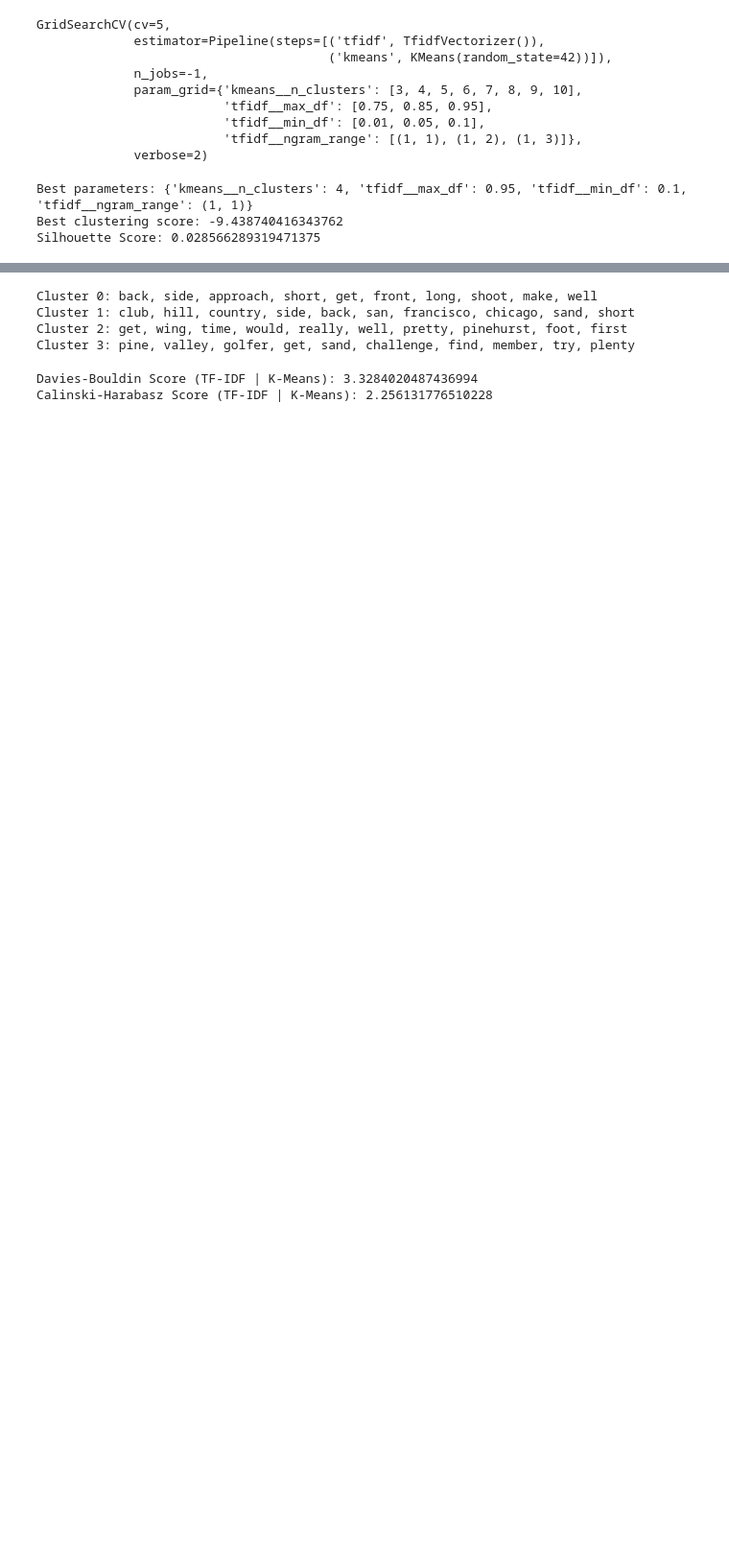
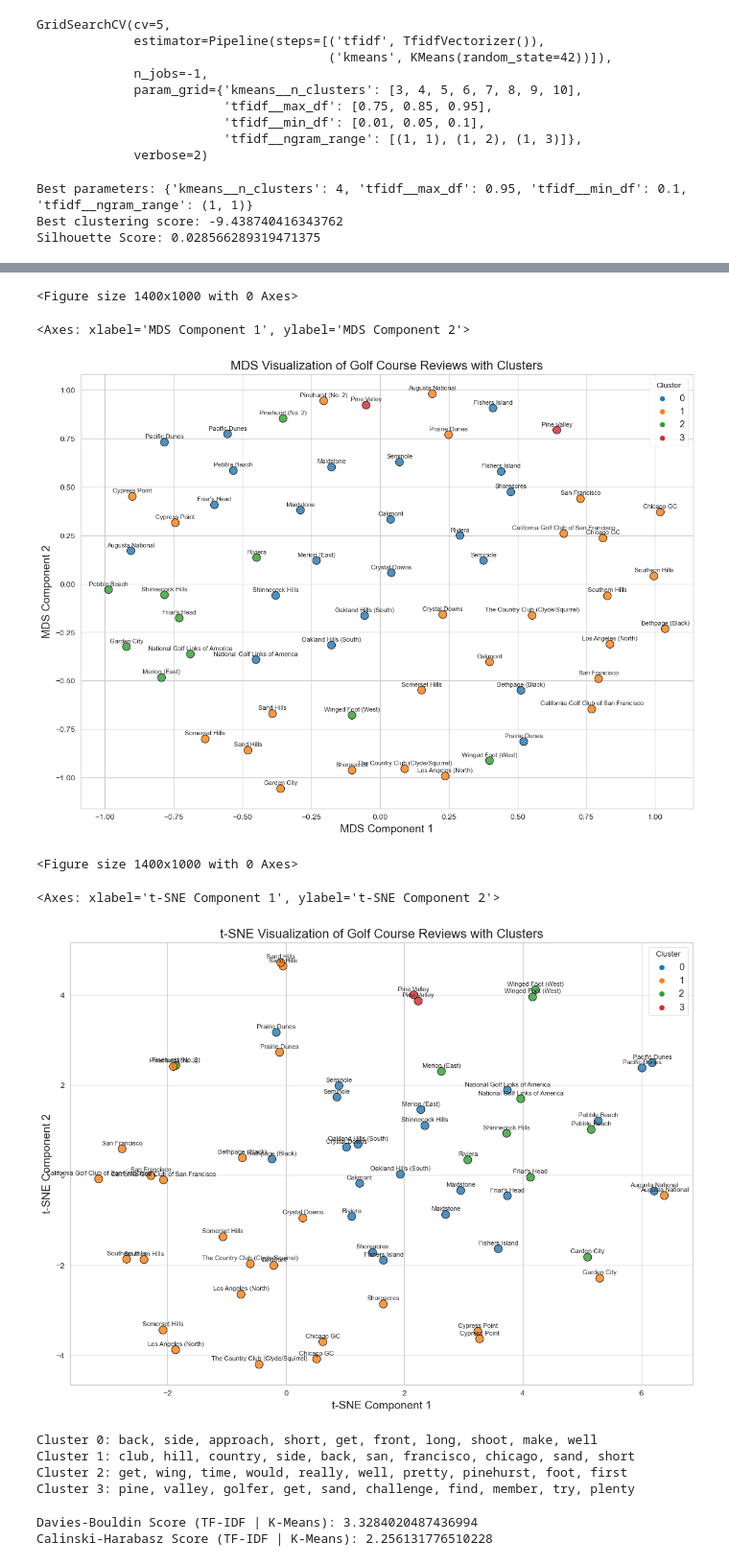
Before and after one commit to stefanjenss/Natural_Language_Processing, a Jupyter notebook: MSDS_453_Term_Project/V3_top_courses_NLP_code.ipynb, the cells around one changed output, grey strips where cells are left out. Shown at 96% size. Drawn from its saved outputs; the diff is of its cells as text; code cells hidden in the pictures; blank space fills up the shorter version.

```diff
--- a/MSDS_453_Term_Project/V3_top_courses_NLP_code.ipynb
+++ b/MSDS_453_Term_Project/V3_top_courses_NLP_code.ipynb
@@ -337,10 +337,12 @@ Best clustering score: -9.438740416343762
 Silhouette Score: 0.028566289319471375
 # %%
 #### PHASE 3: FEATURE EXTRACTION USING TF-IDF ####
-### Phase 3.2: Principal Component Analysis (PCA) Multidimensional Reduction for Visualization ###
+### Phase 3.2: Plotting of the TF-IDF Vectors using Multidimensional Reduction for Visualization###
 
 # Ensure the necessary libraries are imported for this phase
 from sklearn.decomposition import PCA
+
+## 3.2.1 Perform Principal Component Analysis (PCA) on the TF-IDF Vectors for Visualization ##
 
 # Fit the K-means model using the best parameters found in the GridSearchCV
 kmeans_model = KMeans(n_clusters=4, random_state=42)
@@ -350,7 +352,7 @@ kmeans_model.fit(tfidf_matrix)
 cluster_labels = kmeans_model.labels_
 
 # Perform PCA on the TF-IDF matrix to reduce the dimensions for visualization
-pca = PCA(n_components=2, random_state=42, n_init=10)
+pca = PCA(n_components=2, random_state=42)
 pca_results = pca.fit_transform(tfidf_matrix.toarray())
 
 # Create a DataFrame with the PCA results and cluster labels
@@ -359,7 +361,7 @@ pca_df['Cluster'] = cluster_labels
 
 # Plot the PCA results with the cluster labels
 plt.figure(figsize=(14, 10))
-palette = sns.color_palette("husl", len(pca_df['Cluster'].unique()))    # Define a color palette for the clusters
+palette = sns.color_palette("husl", len(pca_doc2vec_df['Cluster'].unique()))    # Define a color palette for the clusters
 sns.scatterplot(data=pca_df, x='PC1', y='PC2', hue='Cluster', palette='tab10', s=100, alpha=0.8, edgecolor='k')
 _ = plt.title('PCA Visualization of Golf Course Reviews with Clusters', fontsize=16)
 _ = plt.xlabel('Principal Component 1', fontsize=14)
@@ -375,6 +377,59 @@ plt.show()
 
 # Print the explained variance ratio of the PCA components
 print("Explained Variance Ratio of PCA Components:", pca.explained_variance_ratio_)
+
+
+## 3.2.2 Perform Multidimensional Scaling (MDS) on the TF-IDF Vectors for Visualization ##
+# Perform MDS on the TF-IDF matrix to reduce the dimensions for visualization
+mds = MDS(n_components=2, random_state=42)
+mds_results = mds.fit_transform(tfidf_matrix.toarray())
+
+# Create a DataFrame with the MDS results and cluster labels
+mds_df = pd.DataFrame(mds_results, columns=['MDS Component 1', 'MDS Component 2'], index=golf_course_review['review_id'])
+mds_df['Cluster'] = cluster_labels
+
+# Plot the MDS results with the cluster labels
+plt.figure(figsize=(14, 10))
+palette = sns.color_palette("husl", len(mds_df['Cluster'].unique()))    # Define a color palette for the clusters
+sns.scatterplot(data=mds_df, x='MDS Component 1', y='MDS Component 2', hue='Cluster', palette='tab10', s=100, alpha=0.8, edgecolor='k')
+_ = plt.title('MDS Visualization of Golf Course Reviews with Clusters', fontsize=16)
+_ = plt.xlabel('MDS Component 1', fontsize=14)
+_ = plt.ylabel('MDS Component 2', fontsize=14)
+_ = plt.legend(title='Cluster', fontsize=12)
+plt.grid(True)
+# Add the golf course names as annotations to the plot
+for i, txt in enumerate(golf_course_review['course_name']):
+    _ = plt.annotate(txt, (mds_df.iloc[i]['MDS Component 1'], mds_df.iloc[i]['MDS Component 2']), textcoords="offset points", xytext=(0, 5), ha='center', fontsize=8)
+# Save the figure with a high resolution
+# plt.savefig('tfidf_mds_visualization.png', dpi=300)
+plt.show()
+
+## 3.2.3 Perform t-SNE on the TF-IDF Vectors for Visualization ##
+from sklearn.manifold import TSNE
+
+# Perform t-SNE on the TF-IDF matrix to reduce the dimensions for visualization
+tsne = TSNE(n_components=2, random_state=42)
+tsne_results = tsne.fit_transform(tfidf_matrix.toarray())
+
+# Create a DataFrame with the t-SNE results and cluster labels
+tsne_df = pd.DataFrame(tsne_results, columns=['t-SNE Component 1', 't-SNE Component 2'], index=golf_course_review['review_id'])
+tsne_df['Cluster'] = cluster_labels
+
+# Plot the t-SNE results with the cluster labels
+plt.figure(figsize=(14, 10))
+palette = sns.color_palette("husl", len(tsne_df['Cluster'].unique()))    # Define a color palette for the clusters
+sns.scatterplot(data=tsne_df, x='t-SNE Component 1', y='t-SNE Component 2', hue='Cluster', palette='tab10', s=100, alpha=0.8, edgecolor='k')
+_ = plt.title('t-SNE Visualization of Golf Course Reviews with Clusters', fontsize=16)
+_ = plt.xlabel('t-SNE Component 1', fontsize=14)
+_ = plt.ylabel('t-SNE Component 2', fontsize=14)
+_ = plt.legend(title='Cluster', fontsize=12)
+plt.grid(True)
+# Add the golf course names as annotations to the plot
+for i, txt in enumerate(golf_course_review['course_name']):
+    _ = plt.annotate(txt, (tsne_df.iloc[i]['t-SNE Component 1'], tsne_df.iloc[i]['t-SNE Component 2']), textcoords="offset points", xytext=(0, 5), ha='center', fontsize=8)
+# Save the figure with a high resolution
+# plt.savefig('tfidf_tsne_visualization.png', dpi=300)
+plt.show()
 # %% [output]
 The default value of `n_init` will change from 10 to 'auto' in 1.4. Set the value of `n_init` explicitly to suppress the warning
 KMeans(n_clusters=4, random_state=42)
@@ -385,3 +441,9 @@ Explained Variance Ratio of PCA Components: [0.06020056 0.0515908 ]
+<Figure size 1400x1000 with 0 Axes>
+<Axes: xlabel='MDS Component 1', ylabel='MDS Component 2'>
+[figure, added]
+<Figure size 1400x1000 with 0 Axes>
+<Axes: xlabel='t-SNE Component 1', ylabel='t-SNE Component 2'>
+[figure, added]
 # %%
 #### PHASE 3: FEATURE EXTRACTION USING TF-IDF ####
 ### Phase 3.3: Examination of the Top Features in Each TF-IDF Cluster ###
```
Also changed, not shown: parts of 8 cells of this notebook.
